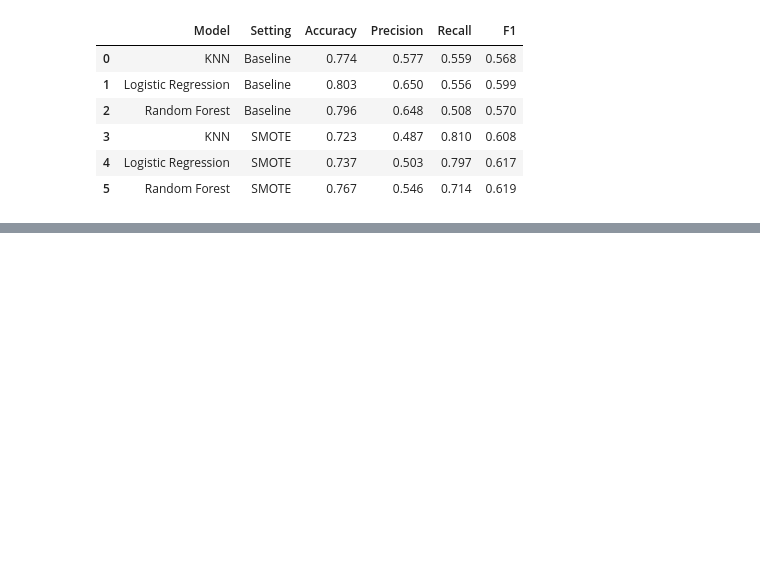
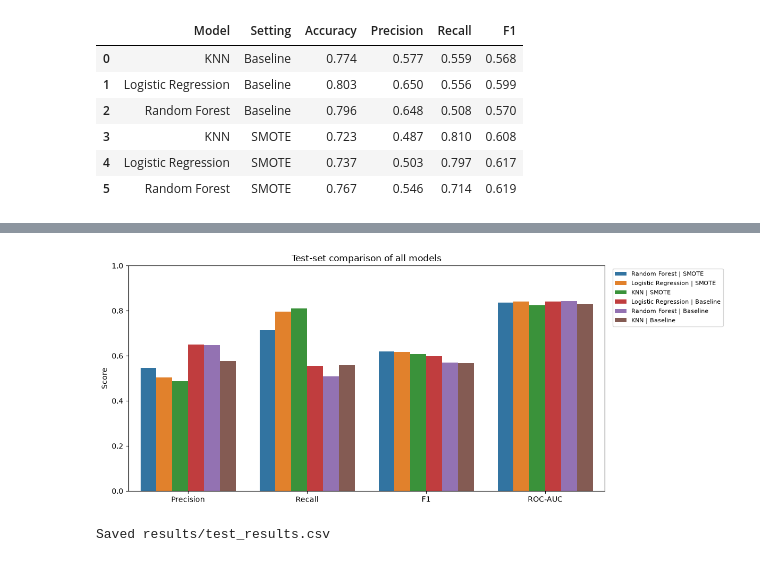
Before and after one commit to urmaneeshjayawardena/telco-churn, a Jupyter notebook: churn_classification.ipynb, the cells around one changed output, grey strips where cells are left out. Drawn from its saved outputs; the diff is of its cells as text; code cells hidden in the pictures; blank space fills up the shorter version.

```diff
--- a/churn_classification.ipynb
+++ b/churn_classification.ipynb
@@ -596,0 +651,21 @@ compare
+# %%
+melt = final.melt(id_vars=["Setting", "Model"], value_vars=["Precision", "Recall", "F1", "ROC-AUC"])
+plt.figure(figsize=(12, 5))
+sns.barplot(data=melt, x="variable", y="value", hue=melt["Model"] + " | " + melt["Setting"])
+plt.ylim(0, 1)
+plt.xlabel("")
+plt.ylabel("Score")
+plt.title("Test-set comparison of all models")
+plt.legend(bbox_to_anchor=(1.01, 1), loc="upper left", fontsize=8)
+plt.tight_layout()
+plt.savefig("figures/10_metric_comparison.png", dpi=150)
+plt.show()
+# %% [output]
+[figure, added]
+# %%
+import os
+os.makedirs("results", exist_ok=True)
+final.to_csv("results/test_results.csv", index=False)
+print("Saved results/test_results.csv")
+# %% [output]
+Saved results/test_results.csv
```
Also changed, not shown: parts of 4 cells of this notebook, 3 other files.
